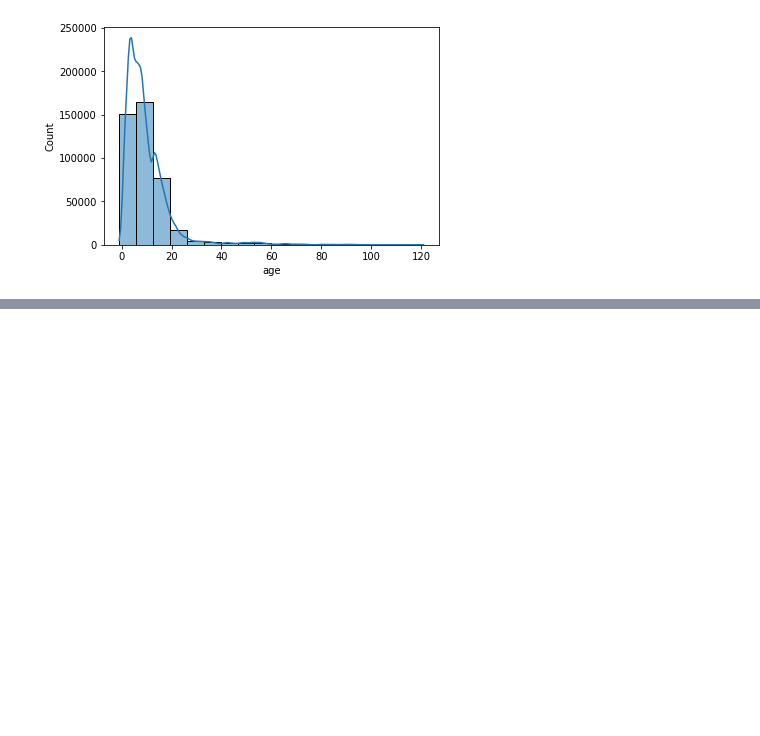
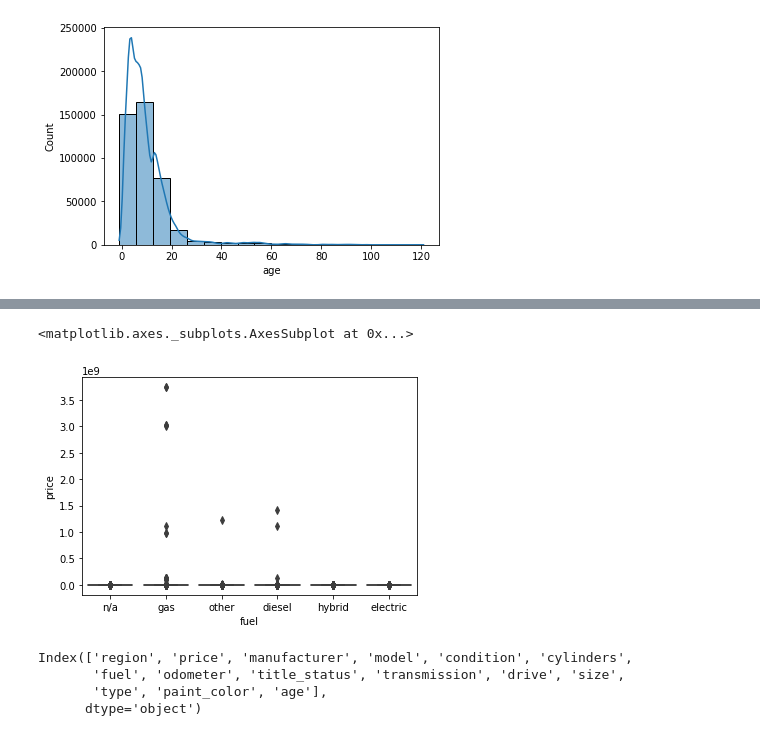
Before and after one commit to spacemaninSeoul/fast_campus_ML300, a Jupyter notebook: ML300제_회귀연습.ipynb, the cells around one changed output, grey strips where cells are left out. Drawn from its saved outputs; the diff is of its cells as text; code cells hidden in the pictures; blank space fills up the shorter version.

```diff
--- a/ML300제_회귀연습.ipynb
+++ b/ML300제_회귀연습.ipynb
@@ -230,0 +255,5 @@ sns.histplot(x='age', data=df, bins=18, kde=True)
+# %%
+sns.boxplot(x='fuel', y='price', data=df.fillna('n/a'))
+# %% [output]
+<matplotlib.axes._subplots.AxesSubplot at 0x...>
+[figure, added]
@@ -230,0 +267,7 @@ sns.histplot(x='age', data=df, bins=18, kde=True)
+# %%
+df.columns
+# %% [output]
+Index(['region', 'price', 'manufacturer', 'model', 'condition', 'cylinders',
+       'fuel', 'odometer', 'title_status', 'transmission', 'drive', 'size',
+       'type', 'paint_color', 'age'],
+      dtype='object')
```
Also changed, not shown: parts of 28 cells of this notebook.
